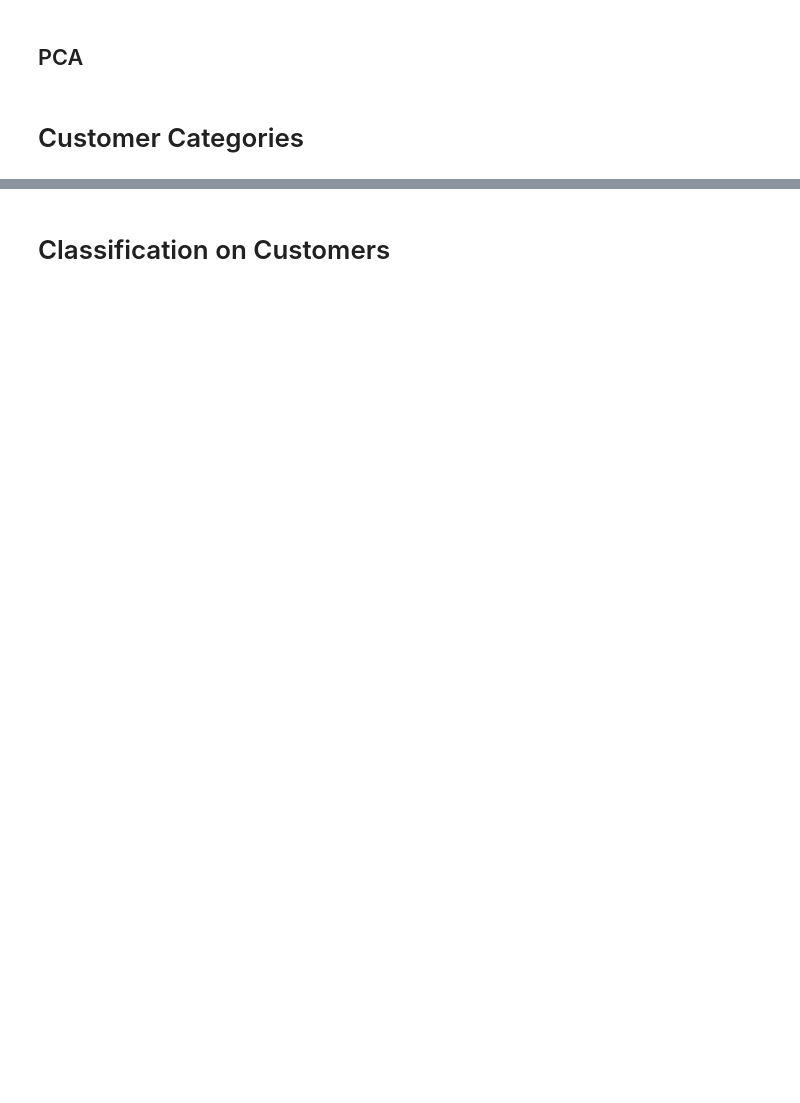
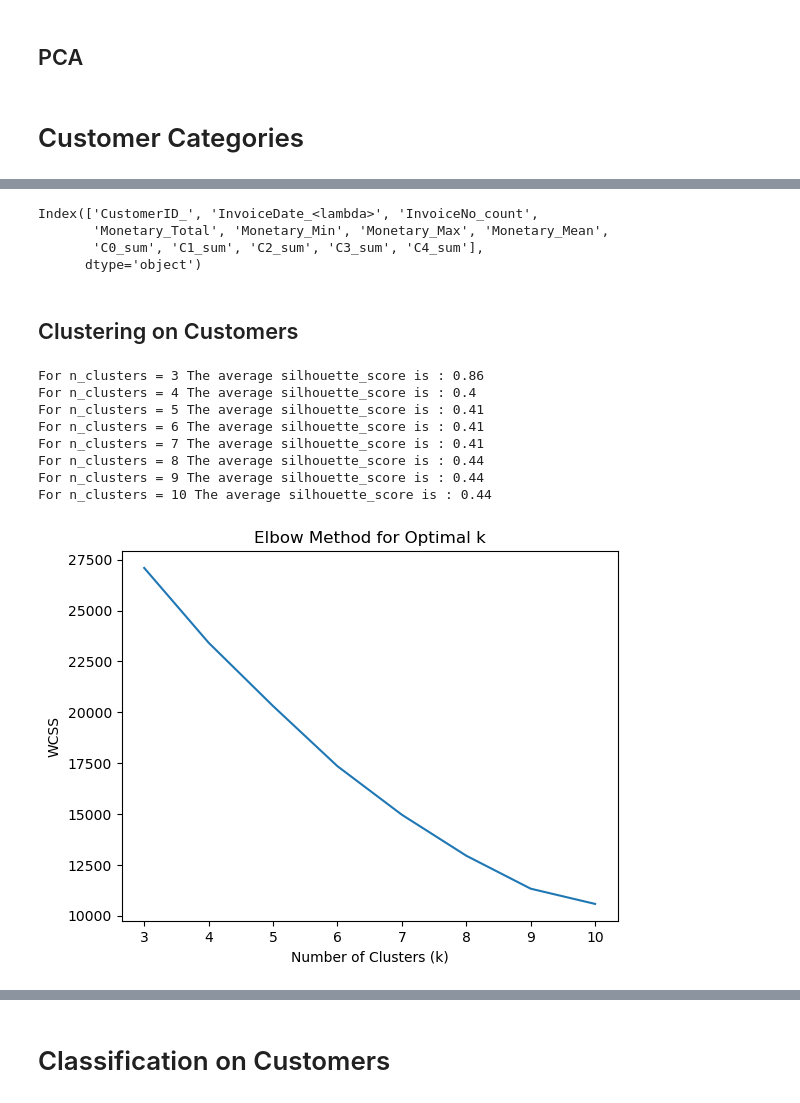
Before and after one commit to shubhjadhav/Customer-Segmentation, a Jupyter notebook: Code/customer-segmentation.ipynb, the cells around one changed output, grey strips where cells are left out. Drawn from its saved outputs; the diff is of its cells as text; code cells hidden in the pictures; blank space fills up the shorter version.

```diff
--- a/Code/customer-segmentation.ipynb
+++ b/Code/customer-segmentation.ipynb
@@ -552,0 +691,21 @@ plt.show()
+# %%
+current_date = customer_df['InvoiceDate'].max()
+# %%
+rfm_df = customer_df.groupby('CustomerID').agg({
+    'InvoiceDate': lambda x: (current_date - x.max()).days,  # Recency
+    'InvoiceNo': 'count',                                   # Frequency
+    'TotalPrice': ['sum', 'min', 'max', 'mean'] ,                                     # Monetary
+    'C0': 'sum',
+    'C1': 'sum',
+    'C2': 'sum',
+    'C3': 'sum',
+    'C4': 'sum'
+}).reset_index()
+# %%
+rfm_df.columns = ['_'.join(col).strip() for col in rfm_df.columns.values]
+rfm_df = rfm_df.rename(columns={
+    'TotalPrice_sum': 'Monetary_Total',
+    'TotalPrice_min': 'Monetary_Min',
+    'TotalPrice_max': 'Monetary_Max',
+    'TotalPrice_mean': 'Monetary_Mean'
+})
@@ -552,0 +721,9 @@ plt.show()
+# %%
+rfm_df.columns
+# %% [output]
+Index(['CustomerID_', 'InvoiceDate_<lambda>', 'InvoiceNo_count',
+       'Monetary_Total', 'Monetary_Min', 'Monetary_Max', 'Monetary_Mean',
+       'C0_sum', 'C1_sum', 'C2_sum', 'C3_sum', 'C4_sum'],
+      dtype='object')
+# %% [markdown]
+## Clustering on Customers
@@ -552,0 +732,34 @@ plt.show()
+# %%
+X = rfm_df[['InvoiceDate_<lambda>', 'InvoiceNo_count',
+       'Monetary_Total', 'Monetary_Min', 'Monetary_Max', 'Monetary_Mean',
+       'C0_sum', 'C1_sum', 'C2_sum', 'C3_sum', 'C4_sum']]
+scaler = StandardScaler()
+X_scaled = scaler.fit_transform(X)
+# %%
+wcss = []  # Within-cluster sum of squares
+
+for i in range(3, 11):
+    kmeans = KMeans(n_clusters=i, init='k-means++', random_state=42)
+    kmeans.fit(X_scaled)
+    wcss.append(kmeans.inertia_)
+    clusters = kmeans.predict(X_scaled)
+    globals()[f"n_{i}"] = clusters
+    silhouette_avg = silhouette_score(X_scaled, clusters)
+    print("For n_clusters =", i, "The average silhouette_score is :", round(silhouette_avg,2))
+
+# Plot the elbow graph to find the optimal number of clusters
+plt.plot(range(3, 11), wcss)
+plt.title('Elbow Method for Optimal k')
+plt.xlabel('Number of Clusters (k)')
+plt.ylabel('WCSS')
+plt.show()
+# %% [output]
+For n_clusters = 3 The average silhouette_score is : 0.86
+For n_clusters = 4 The average silhouette_score is : 0.4
+For n_clusters = 5 The average silhouette_score is : 0.41
+For n_clusters = 6 The average silhouette_score is : 0.41
+For n_clusters = 7 The average silhouette_score is : 0.41
+For n_clusters = 8 The average silhouette_score is : 0.44
+For n_clusters = 9 The average silhouette_score is : 0.44
+For n_clusters = 10 The average silhouette_score is : 0.44
+[figure, added]
```
Also changed, not shown: parts of 24 cells of this notebook, 1 other file.
